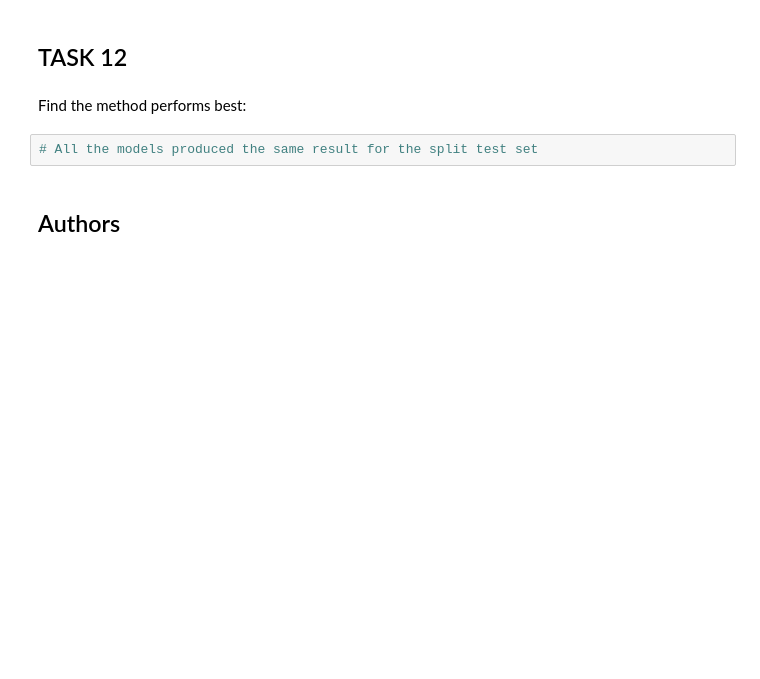
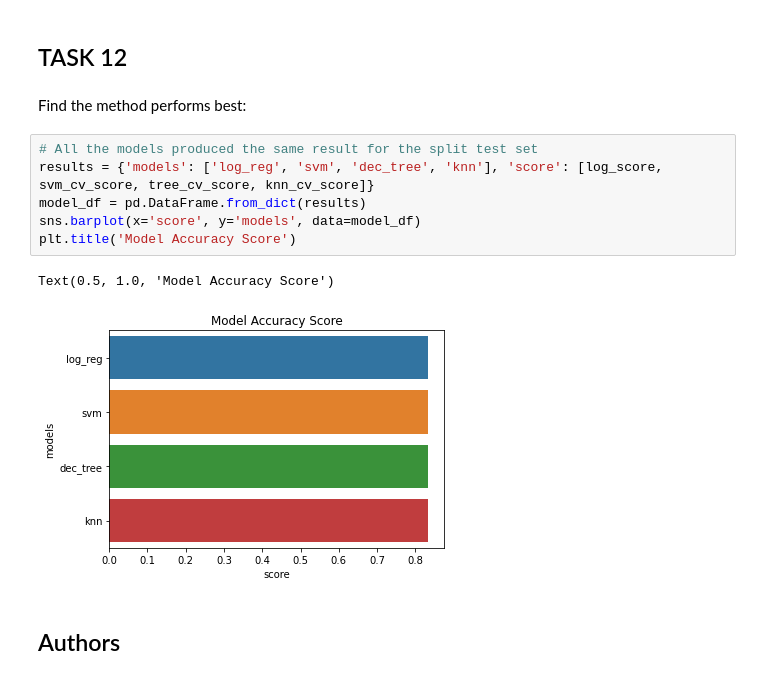
Before and after one commit to nisode/SpaceX_Savings_Analysis, a Jupyter notebook: Machine Learning Prediction lab.ipynb, the cells around one changed output. Drawn from its saved outputs; the diff is of its cells as text; blank space fills up the shorter version.

```diff
--- a/Machine Learning Prediction lab.ipynb
+++ b/Machine Learning Prediction lab.ipynb
@@ -321,6 +321,13 @@ plot_confusion_matrix(Y_test,yhat)
 Find the method performs best:
 # %%
 # All the models produced the same result for the split test set
+results = {'models': ['log_reg', 'svm', 'dec_tree', 'knn'], 'score': [log_score, svm_cv_score, tree_cv_score, knn_cv_score]}
+model_df = pd.DataFrame.from_dict(results)
+sns.barplot(x='score', y='models', data=model_df)
+plt.title('Model Accuracy Score')
+# %% [output]
+Text(0.5, 1.0, 'Model Accuracy Score')
+[figure, added]
 # %% [markdown]
 ## Authors
 # %% [markdown]
```
Also changed, not shown: parts of 1 cell of this notebook.
